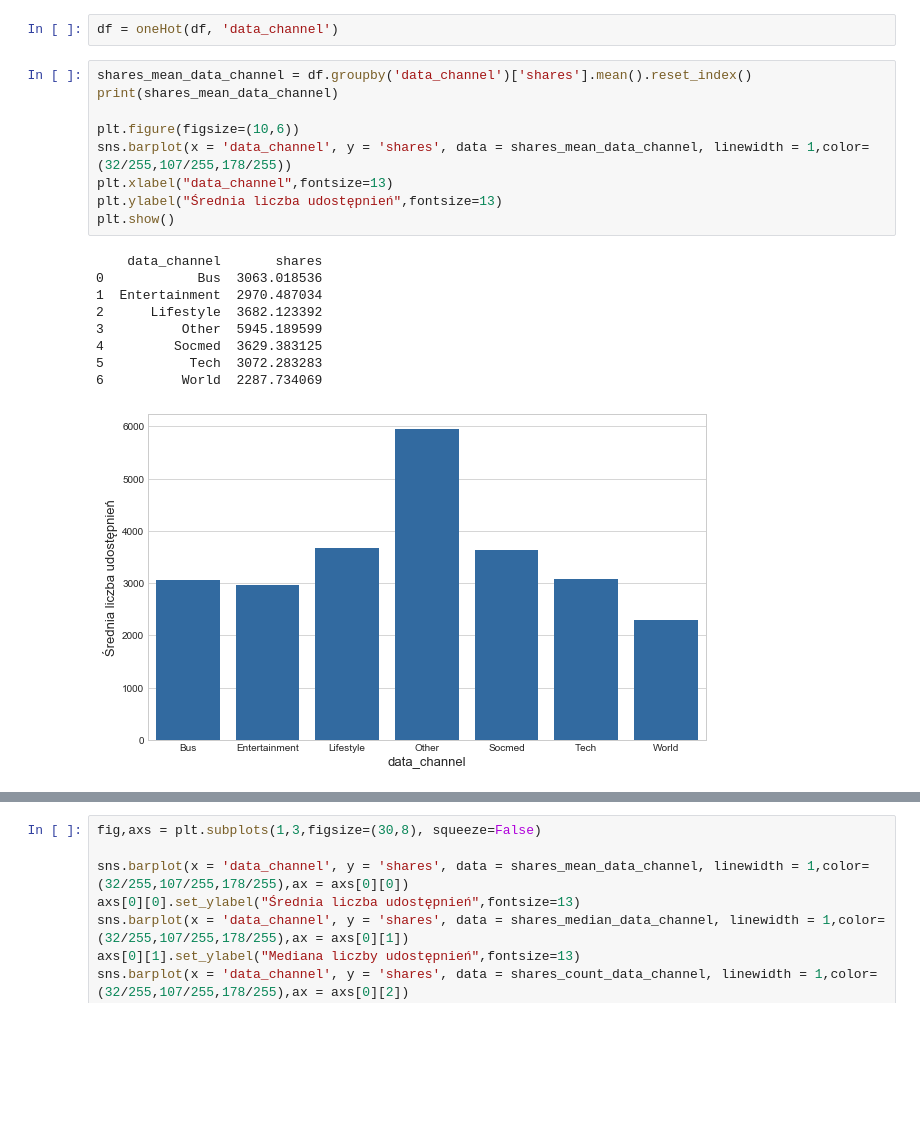
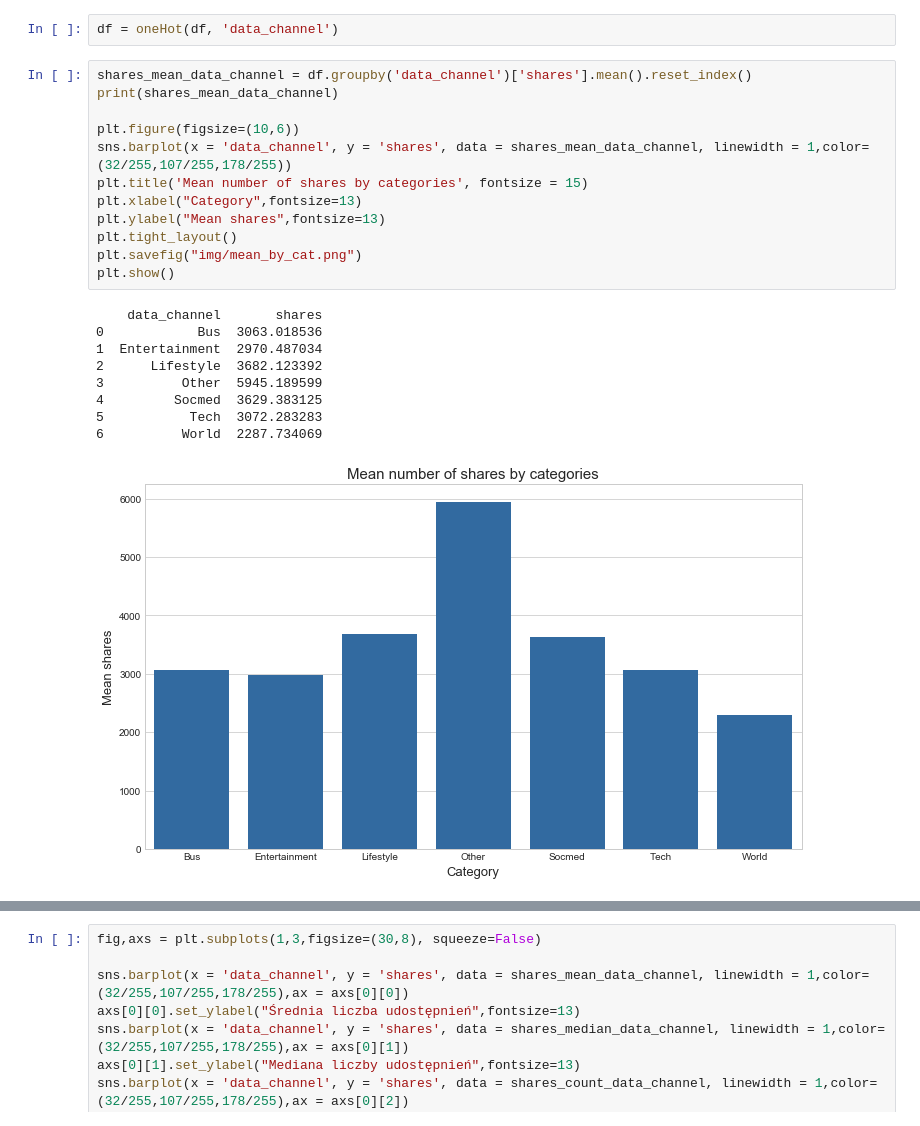
Before and after one commit to msarnacki/online-news-popularity-classification, a Jupyter notebook: Analiza.ipynb, the cells around one changed output, grey strips where cells are left out. Saved outputs shown, nothing was run; the diff lists cells and outputs as text; blank space fills up the shorter version.

```diff
--- a/Analiza.ipynb
+++ b/Analiza.ipynb
@@ -317,22 +298,25 @@ df = oneHot(df, 'data_channel')
 # %%
 shares_mean_data_channel = df.groupby('data_channel')['shares'].mean().reset_index()
 print(shares_mean_data_channel)
 
 plt.figure(figsize=(10,6))
 sns.barplot(x = 'data_channel', y = 'shares', data = shares_mean_data_channel, linewidth = 1,color=(32/255,107/255,178/255))
-plt.xlabel("data_channel",fontsize=13)
-plt.ylabel("Średnia liczba udostępnień",fontsize=13)
+plt.title('Mean number of shares by categories', fontsize = 15)
+plt.xlabel("Category",fontsize=13)
+plt.ylabel("Mean shares",fontsize=13)
+plt.tight_layout()
+plt.savefig("img/mean_by_cat.png")
 plt.show()
 # %% [output]
     data_channel       shares
 0            Bus  3063.018536
 1  Entertainment  2970.487034
 2      Lifestyle  3682.123392
 3          Other  5945.189599
 4         Socmed  3629.383125
 5           Tech  3072.283283
 6          World  2287.734069
-[figure, old version]
+[figure, new version]
 # %%
 shares_median_data_channel = df.groupby('data_channel')['shares'].median().reset_index()
 print(shares_median_data_channel)
```
Also changed, not shown: parts of 7 cells of this notebook, 14 other files.
